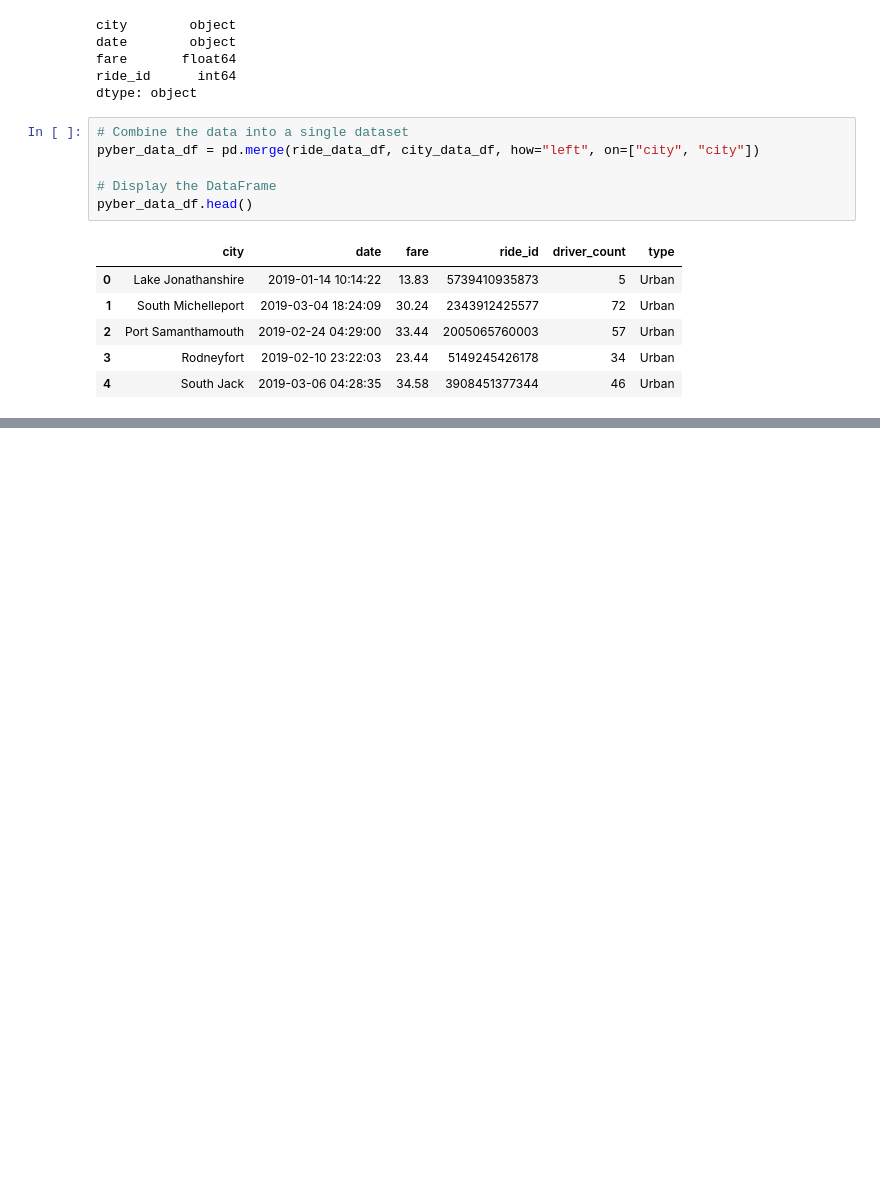
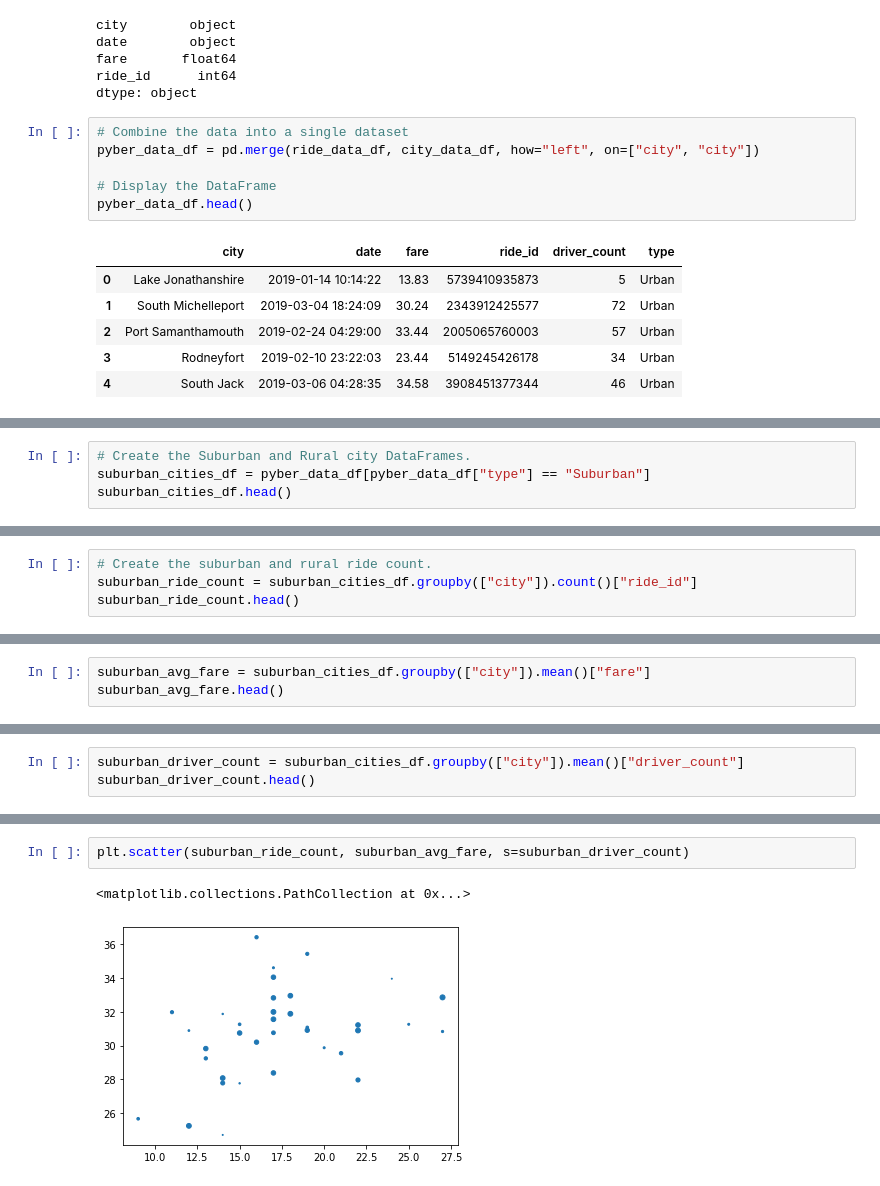
Before and after one commit to hariniratnala/PyBer_Analysis, a Jupyter notebook: pyBer.ipynb, the cells around one changed output, grey strips where cells are left out. Drawn from its saved outputs; the diff is of its cells as text; blank space fills up the shorter version.

```diff
--- a/pyBer.ipynb
+++ b/pyBer.ipynb
@@ -126,0 +138,4 @@ pyber_data_df.head()
+# %%
+# Create the Suburban and Rural city DataFrames.
+suburban_cities_df = pyber_data_df[pyber_data_df["type"] == "Suburban"]
+suburban_cities_df.head()
@@ -126,0 +171,4 @@ pyber_data_df.head()
+# %%
+# Create the suburban and rural ride count.
+suburban_ride_count = suburban_cities_df.groupby(["city"]).count()["ride_id"]
+suburban_ride_count.head()
@@ -126,0 +206,3 @@ pyber_data_df.head()
+# %%
+suburban_avg_fare = suburban_cities_df.groupby(["city"]).mean()["fare"]
+suburban_avg_fare.head()
@@ -126,0 +240,3 @@ pyber_data_df.head()
+# %%
+suburban_driver_count = suburban_cities_df.groupby(["city"]).mean()["driver_count"]
+suburban_driver_count.head()
@@ -126,0 +289,5 @@ pyber_data_df.head()
+# %%
+plt.scatter(suburban_ride_count, suburban_avg_fare, s=suburban_driver_count)
+# %% [output]
+<matplotlib.collections.PathCollection at 0x...>
+[figure, added]
```
Also changed, not shown: parts of 19 cells of this notebook, 1 other file.
